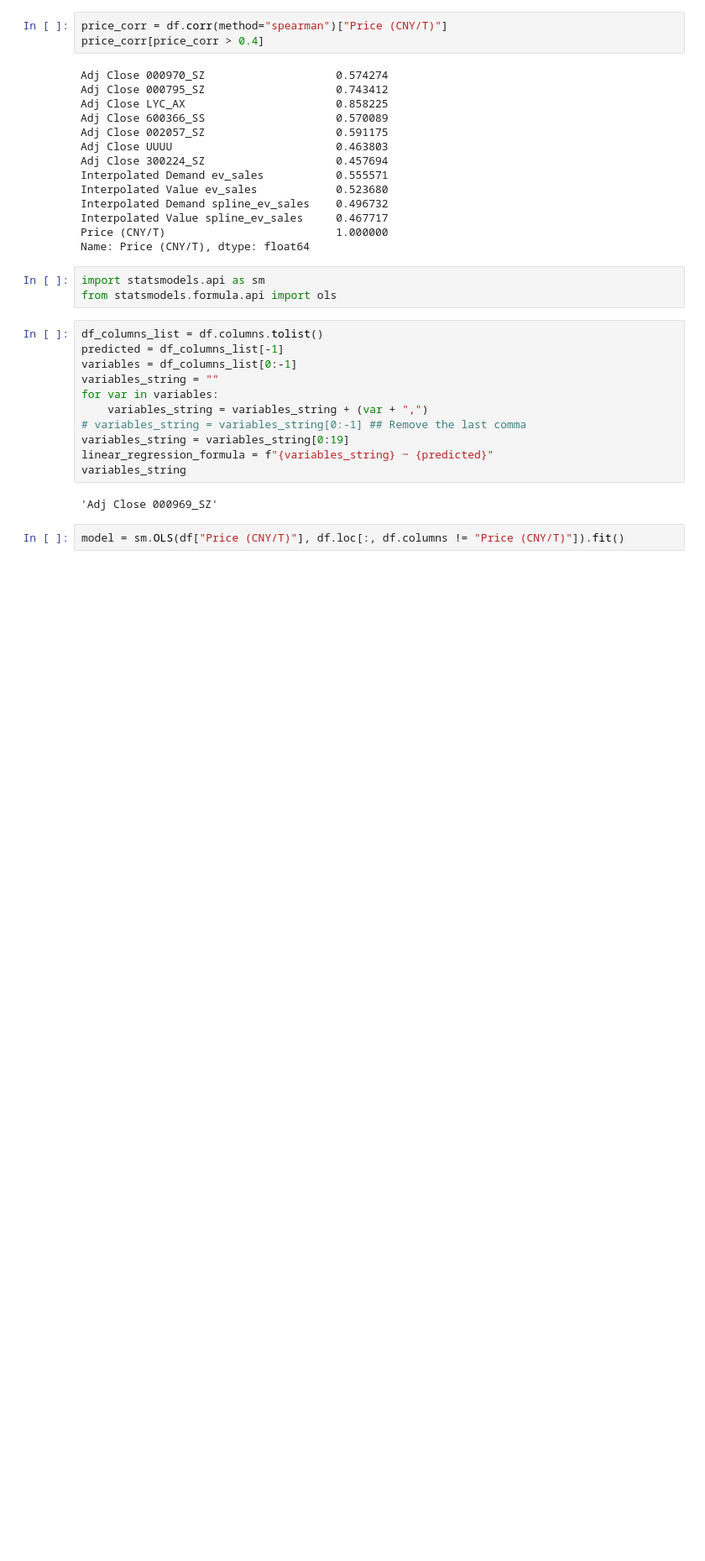
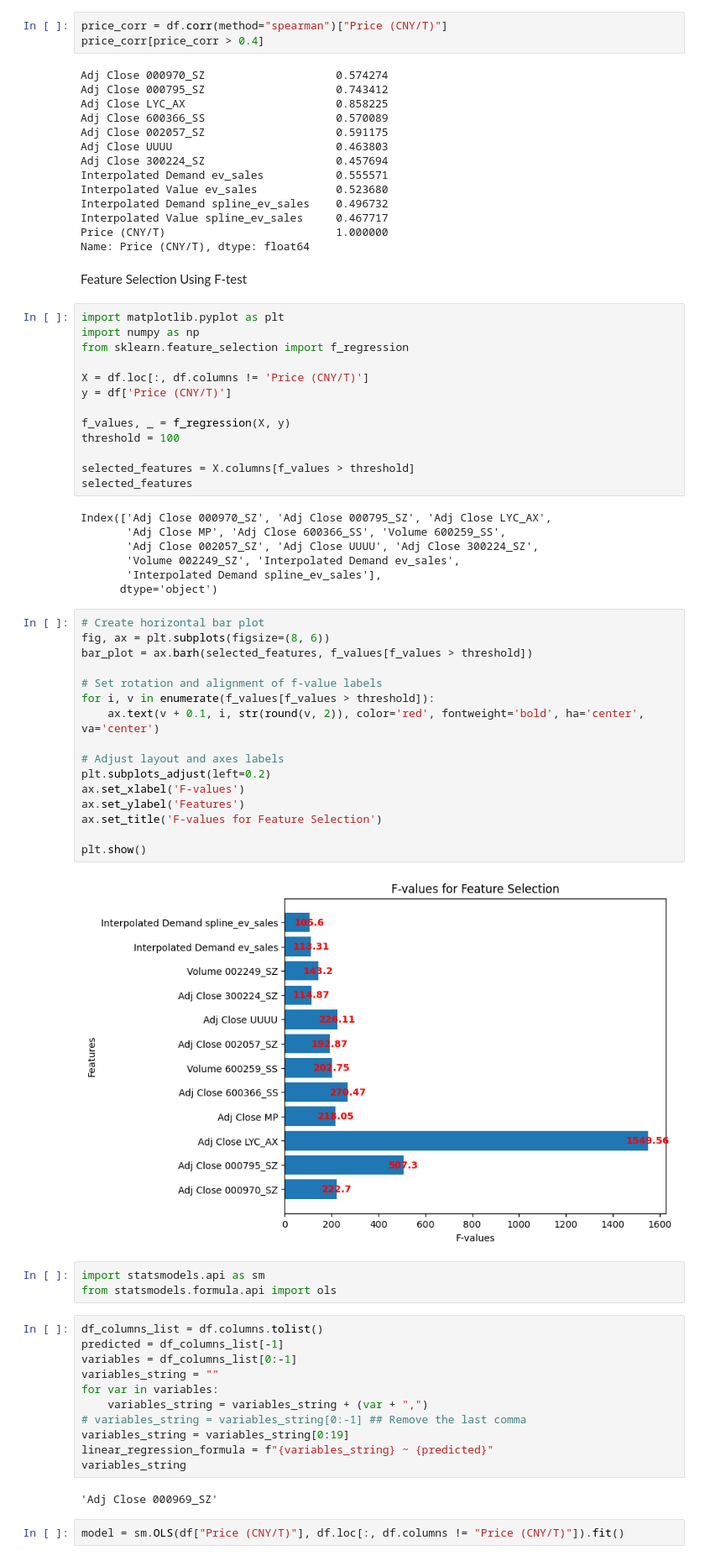
Before and after one commit to descentbw/Metal-Price-Prediction, a Jupyter notebook: neodymium prediction.ipynb, the cells around one changed output. Shown at 84% size. Saved outputs shown, nothing was run; the diff lists cells and outputs as text; blank space fills up the shorter version.

```diff
--- a/neodymium prediction.ipynb
+++ b/neodymium prediction.ipynb
@@ -173,6 +173,46 @@ Interpolated Demand spline_ev_sales    0.496732
 Interpolated Value spline_ev_sales     0.467717
 Price (CNY/T)                          1.000000
 Name: Price (CNY/T), dtype: float64
+# %% [markdown]
+Feature Selection Using F-test
+# %%
+import matplotlib.pyplot as plt
+import numpy as np
+from sklearn.feature_selection import f_regression
+
+X = df.loc[:, df.columns != 'Price (CNY/T)']
+y = df['Price (CNY/T)']
+
+f_values, _ = f_regression(X, y)
+threshold = 100
+
+selected_features = X.columns[f_values > threshold]
+selected_features
+# %% [output]
+Index(['Adj Close 000970_SZ', 'Adj Close 000795_SZ', 'Adj Close LYC_AX',
+       'Adj Close MP', 'Adj Close 600366_SS', 'Volume 600259_SS',
+       'Adj Close 002057_SZ', 'Adj Close UUUU', 'Adj Close 300224_SZ',
+       'Volume 002249_SZ', 'Interpolated Demand ev_sales',
+       'Interpolated Demand spline_ev_sales'],
+      dtype='object')
+# %%
+# Create horizontal bar plot
+fig, ax = plt.subplots(figsize=(8, 6))
+bar_plot = ax.barh(selected_features, f_values[f_values > threshold])
+
+# Set rotation and alignment of f-value labels
+for i, v in enumerate(f_values[f_values > threshold]):
+    ax.text(v + 0.1, i, str(round(v, 2)), color='red', fontweight='bold', ha='center', va='center')
+
+# Adjust layout and axes labels
+plt.subplots_adjust(left=0.2)
+ax.set_xlabel('F-values')
+ax.set_ylabel('Features')
+ax.set_title('F-values for Feature Selection')
+
+plt.show()
+# %% [output]
+[figure, added]
 # %%
 import statsmodels.api as sm
 from statsmodels.formula.api import ols
```
Also changed, not shown: parts of 13 cells of this notebook.
